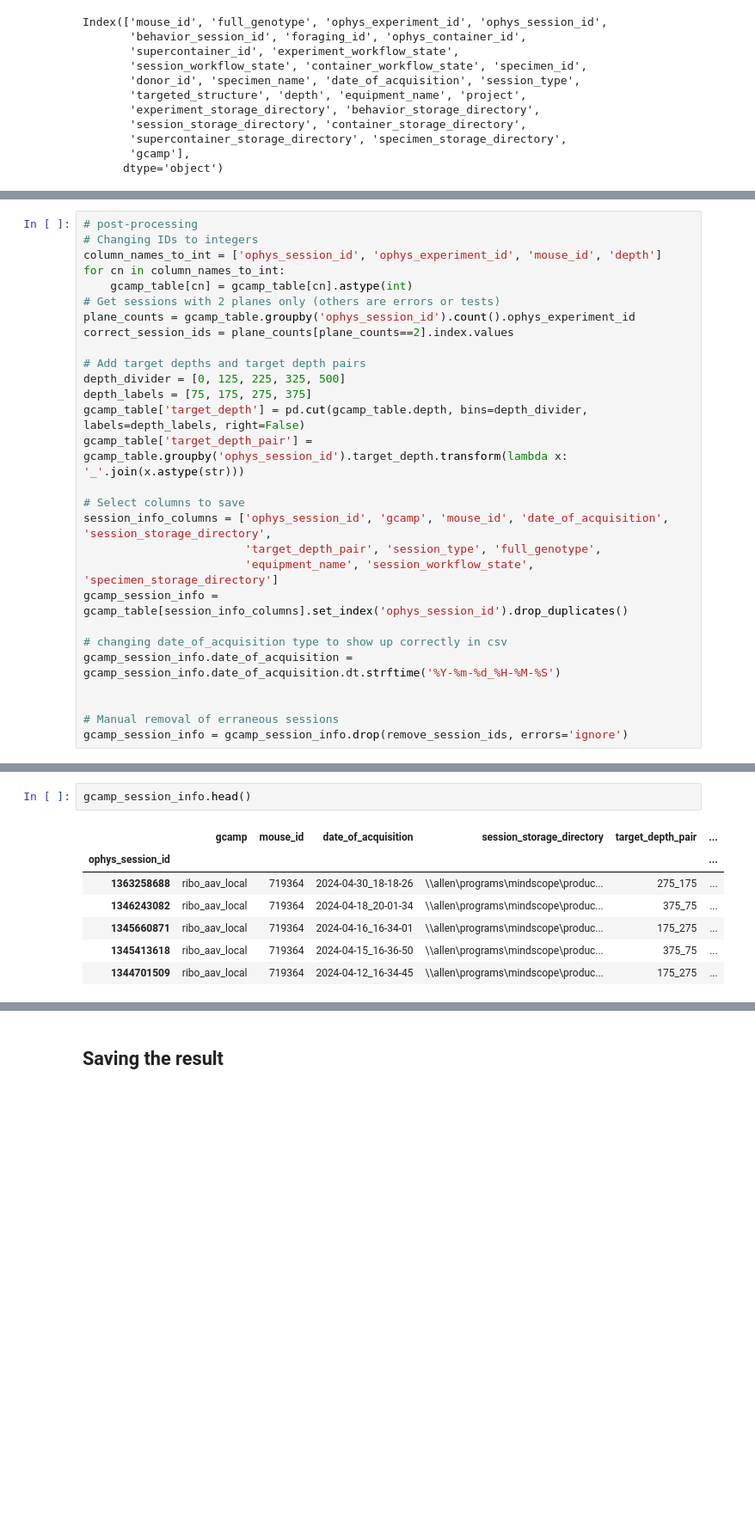
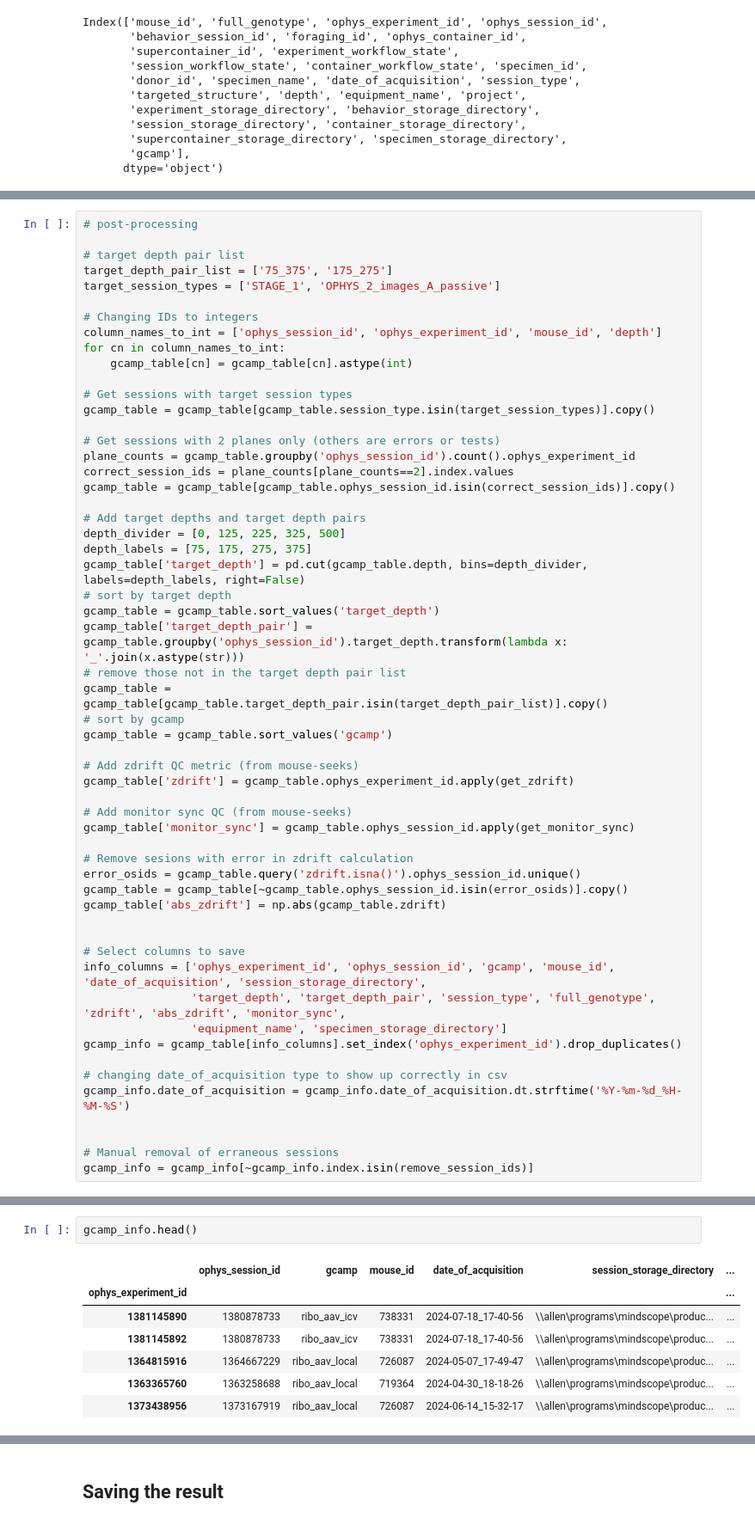
Before and after one commit to AllenNeuralDynamics/lamf_analysis_lims, a Jupyter notebook: pilot_data_analysis/GCaMP/240701_query_lims_data.ipynb, the cells around one changed output, grey strips where cells are left out. Shown at 86% size. Drawn from its saved outputs; the diff is of its cells as text; blank space fills up the shorter version.

Commit message:
adding monitor sync retrieval

```diff
--- a/pilot_data_analysis/GCaMP/240701_query_lims_data.ipynb
+++ b/pilot_data_analysis/GCaMP/240701_query_lims_data.ipynb
@@ -114,28 +183,56 @@ Index(['mouse_id', 'full_genotype', 'ophys_experiment_id', 'ophys_session_id',
 # %%
 # post-processing
+
+# target depth pair list
+target_depth_pair_list = ['75_375', '175_275']
+target_session_types = ['STAGE_1', 'OPHYS_2_images_A_passive']
+
 # Changing IDs to integers
 column_names_to_int = ['ophys_session_id', 'ophys_experiment_id', 'mouse_id', 'depth']
 for cn in column_names_to_int:
     gcamp_table[cn] = gcamp_table[cn].astype(int)
+
+# Get sessions with target session types
+gcamp_table = gcamp_table[gcamp_table.session_type.isin(target_session_types)].copy()
+
 # Get sessions with 2 planes only (others are errors or tests)
 plane_counts = gcamp_table.groupby('ophys_session_id').count().ophys_experiment_id
 correct_session_ids = plane_counts[plane_counts==2].index.values
+gcamp_table = gcamp_table[gcamp_table.ophys_session_id.isin(correct_session_ids)].copy()
 
 # Add target depths and target depth pairs
 depth_divider = [0, 125, 225, 325, 500]
 depth_labels = [75, 175, 275, 375]
 gcamp_table['target_depth'] = pd.cut(gcamp_table.depth, bins=depth_divider, labels=depth_labels, right=False)
+# sort by target depth
+gcamp_table = gcamp_table.sort_values('target_depth')
 gcamp_table['target_depth_pair'] = gcamp_table.groupby('ophys_session_id').target_depth.transform(lambda x: '_'.join(x.astype(str)))
+# remove those not in the target depth pair list
+gcamp_table = gcamp_table[gcamp_table.target_depth_pair.isin(target_depth_pair_list)].copy()
+# sort by gcamp
+gcamp_table = gcamp_table.sort_values('gcamp')
+
+# Add zdrift QC metric (from mouse-seeks)
+gcamp_table['zdrift'] = gcamp_table.ophys_experiment_id.apply(get_zdrift)
+
+# Add monitor sync QC (from mouse-seeks)
+gcamp_table['monitor_sync'] = gcamp_table.ophys_session_id.apply(get_monitor_sync)
+
+# Remove sesions with error in zdrift calculation
+error_osids = gcamp_table.query('zdrift.isna()').ophys_session_id.unique()
+gcamp_table = gcamp_table[~gcamp_table.ophys_session_id.isin(error_osids)].copy()
+gcamp_table['abs_zdrift'] = np.abs(gcamp_table.zdrift)
+
 
 # Select columns to save
-session_info_columns = ['ophys_session_id', 'gcamp', 'mouse_id', 'date_of_acquisition', 'session_storage_directory',
-                        'target_depth_pair', 'session_type', 'full_genotype',
-                        'equipment_name', 'session_workflow_state', 'specimen_storage_directory']
-gcamp_session_info = gcamp_table[session_info_columns].set_index('ophys_session_id').drop_duplicates()
+info_columns = ['ophys_experiment_id', 'ophys_session_id', 'gcamp', 'mouse_id', 'date_of_acquisition', 'session_storage_directory',
+                'target_depth', 'target_depth_pair', 'session_type', 'full_genotype', 'zdrift', 'abs_zdrift', 'monitor_sync',
+                'equipment_name', 'specimen_storage_directory']
+gcamp_info = gcamp_table[info_columns].set_index('ophys_experiment_id').drop_duplicates()
 
 # changing date_of_acquisition type to show up correctly in csv
-gcamp_session_info.date_of_acquisition = gcamp_session_info.date_of_acquisition.dt.strftime('%Y-%m-%d_%H-%M-%S')
+gcamp_info.date_of_acquisition = gcamp_info.date_of_acquisition.dt.strftime('%Y-%m-%d_%H-%M-%S')
 
 
 # Manual removal of erraneous sessions
-gcamp_session_info = gcamp_session_info.drop(remove_session_ids, errors='ignore')
+gcamp_info = gcamp_info[~gcamp_info.index.isin(remove_session_ids)]
@@ -142,10 +262,10 @@ gcamp_session_info = gcamp_session_info.drop(remove_session_ids, errors='ignore'
 # %%
-gcamp_session_info.head()
+gcamp_info.head()
 # %% [output]
-|  | gcamp | mouse_id | date_of_acquisition | session_storage_directory | target_depth_pair | ... |
-| ophys_session_id |  |  |  |  |  | ... |
-| 1363258688 | ribo_aav_local | 719364 | 2024-04-30_18-18-26 | \\allen\programs\mindscope\produc... | 275_175 | ... |
-| 1346243082 | ribo_aav_local | 719364 | 2024-04-18_20-01-34 | \\allen\programs\mindscope\produc... | 375_75 | ... |
-| 1345660871 | ribo_aav_local | 719364 | 2024-04-16_16-34-01 | \\allen\programs\mindscope\produc... | 175_275 | ... |
-| 1345413618 | ribo_aav_local | 719364 | 2024-04-15_16-36-50 | \\allen\programs\mindscope\produc... | 375_75 | ... |
-| 1344701509 | ribo_aav_local | 719364 | 2024-04-12_16-34-45 | \\allen\programs\mindscope\produc... | 175_275 | ... |
+|  | ophys_session_id | gcamp | mouse_id | date_of_acquisition | session_storage_directory | ... |
+| ophys_experiment_id |  |  |  |  |  | ... |
+| 1381145890 | 1380878733 | ribo_aav_icv | 738331 | 2024-07-18_17-40-56 | \\allen\programs\mindscope\produc... | ... |
+| 1381145892 | 1380878733 | ribo_aav_icv | 738331 | 2024-07-18_17-40-56 | \\allen\programs\mindscope\produc... | ... |
+| 1364815916 | 1364667229 | ribo_aav_local | 726087 | 2024-05-07_17-49-47 | \\allen\programs\mindscope\produc... | ... |
+| 1363365760 | 1363258688 | ribo_aav_local | 719364 | 2024-04-30_18-18-26 | \\allen\programs\mindscope\produc... | ... |
+| 1373438956 | 1373167919 | ribo_aav_local | 726087 | 2024-06-14_15-32-17 | \\allen\programs\mindscope\produc... | ... |
```
Also changed, not shown: parts of 15 cells of this notebook.
